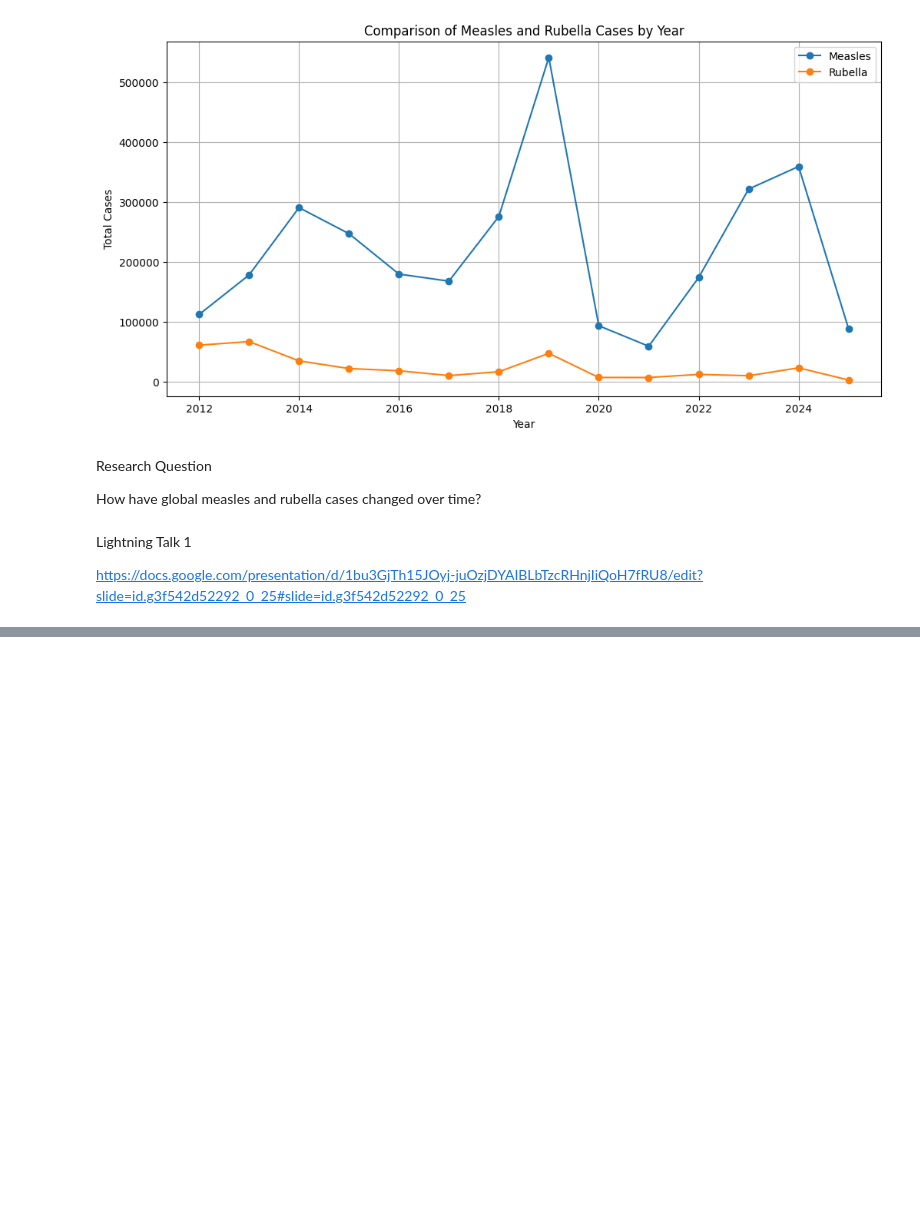
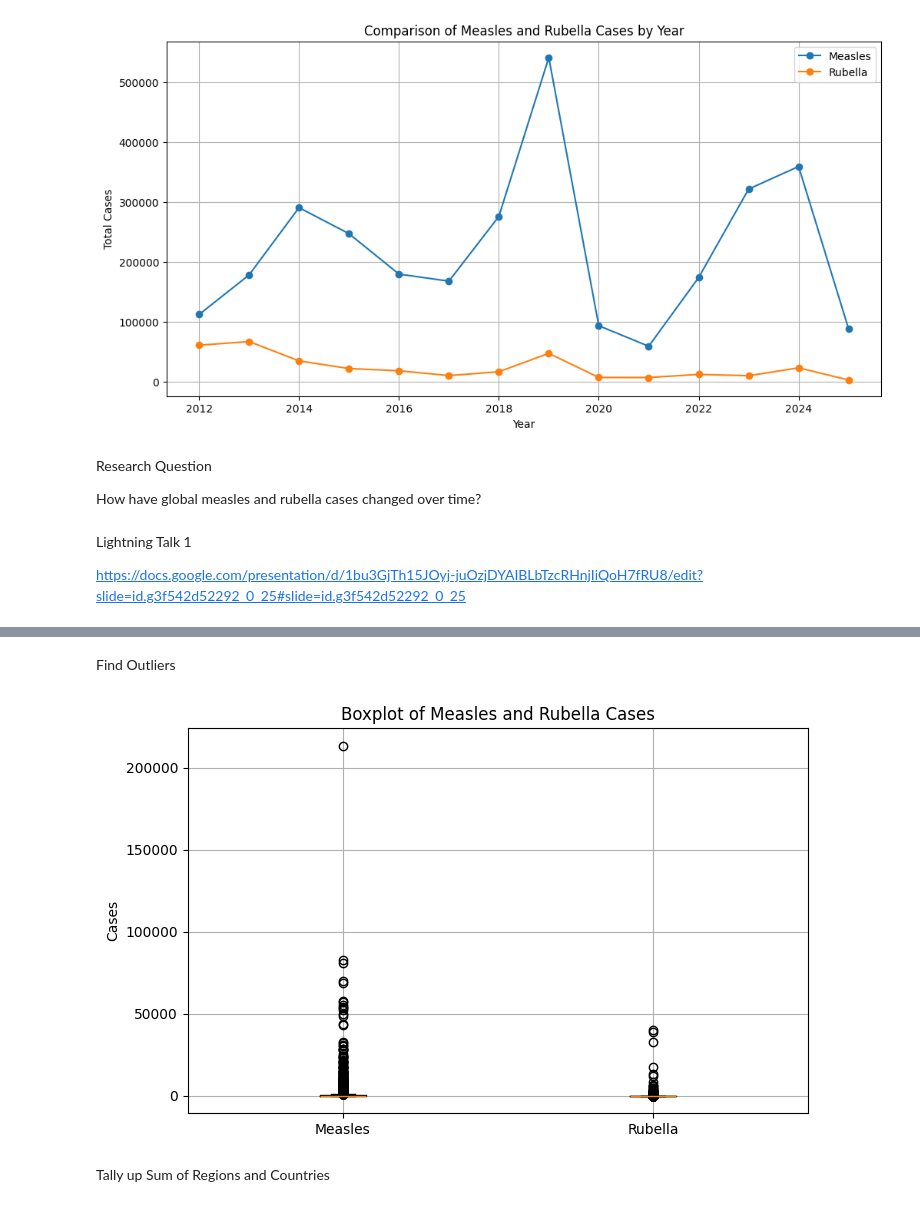
Before and after one commit to menemisan204-arch/DSRP-Measeles, a Jupyter notebook: DSRP_HealthCare_MisanMene.ipynb, the cells around one changed output, grey strips where cells are left out. Saved outputs shown, nothing was run; the diff lists cells and outputs as text; code cells hidden in the pictures; blank space fills up the shorter version.

```diff
--- a/DSRP_HealthCare_MisanMene.ipynb
+++ b/DSRP_HealthCare_MisanMene.ipynb
@@ -341,0 +358,13 @@ https://docs.google.com/presentation/d/1bu3GjTh15JOyj-juOzjDYAIBLbTzcRHnjIiQoH7f
+# %% [markdown]
+Find Outliers
+# %%
+plt.figure(figsize=(8, 5))
+plt.boxplot([cases_year["measles_total"], cases_year["rubella_total"]])
+plt.xticks([1, 2], ["Measles", "Rubella"])
+plt.title("Boxplot of Measles and Rubella Cases")
+plt.ylabel("Cases")
+plt.grid(True)
+# %% [output]
+[figure, added]
+# %% [markdown]
+Tally up Sum of Regions and Countries
```
Also changed, not shown: parts of 19 cells of this notebook.
